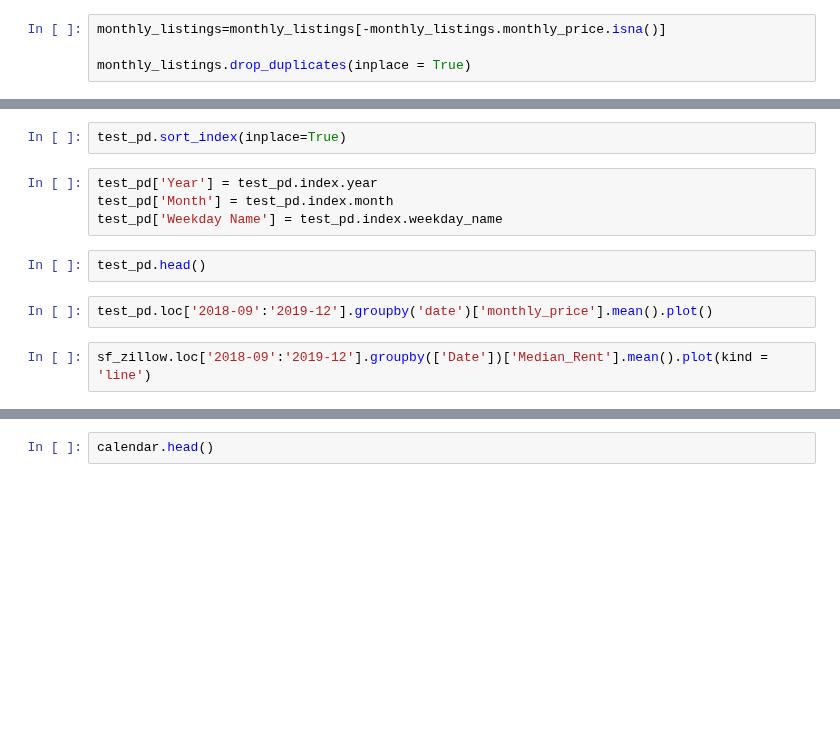
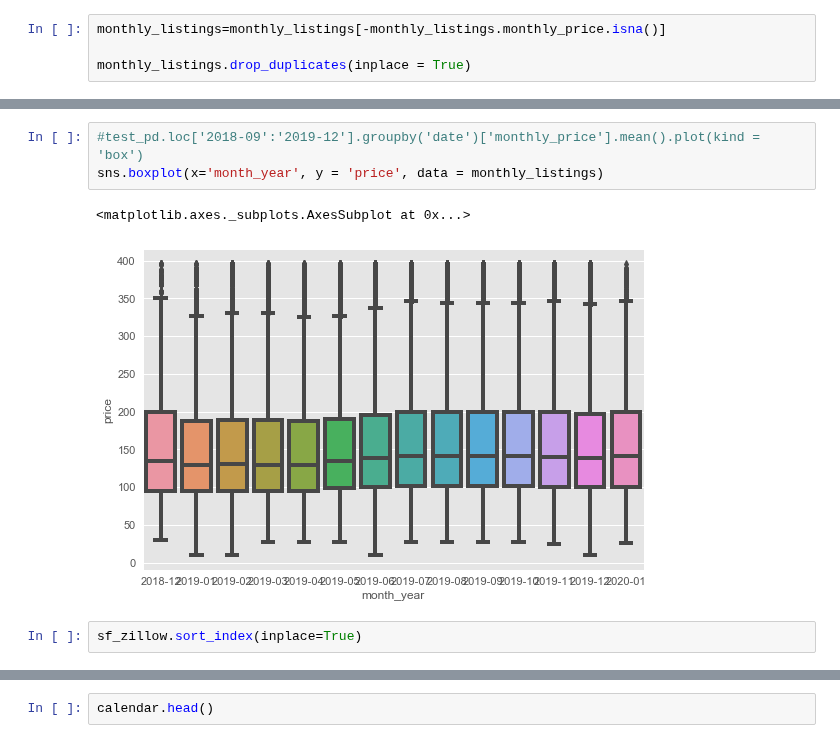
Before and after one commit to KishenSharma6/Airbnb-SF, a Jupyter notebook: Project Codes/03. Exploratory Data Analysis/01_05_2020_TimeSeries.ipynb, the cells around one changed output, grey strips where cells are left out. Saved outputs shown, nothing was run; the diff lists cells and outputs as text; blank space fills up the shorter version.

```diff
--- a/Project Codes/03. Exploratory Data Analysis/01_05_2020_TimeSeries.ipynb
+++ b/Project Codes/03. Exploratory Data Analysis/01_05_2020_TimeSeries.ipynb
@@ -232,12 +307,8 @@ test_pd.set_index('date', inplace=True)
+# %%
+#test_pd.loc['2018-09':'2019-12'].groupby('date')['monthly_price'].mean().plot(kind = 'box')
+sns.boxplot(x='month_year', y = 'price', data = monthly_listings)
+# %% [output]
+<matplotlib.axes._subplots.AxesSubplot at 0x...>
+[figure, added]
 # %%
-test_pd.sort_index(inplace=True)
+sf_zillow.sort_index(inplace=True)
-# %%
-test_pd['Year'] = test_pd.index.year
-test_pd['Month'] = test_pd.index.month
-test_pd['Weekday Name'] = test_pd.index.weekday_name
-# %%
-test_pd.head()
-# %%
-test_pd.loc['2018-09':'2019-12'].groupby('date')['monthly_price'].mean().plot()
-# %%
-sf_zillow.loc['2018-09':'2019-12'].groupby(['Date'])['Median_Rent'].mean().plot(kind = 'line')
```
Also changed, not shown: parts of 15 cells of this notebook.
